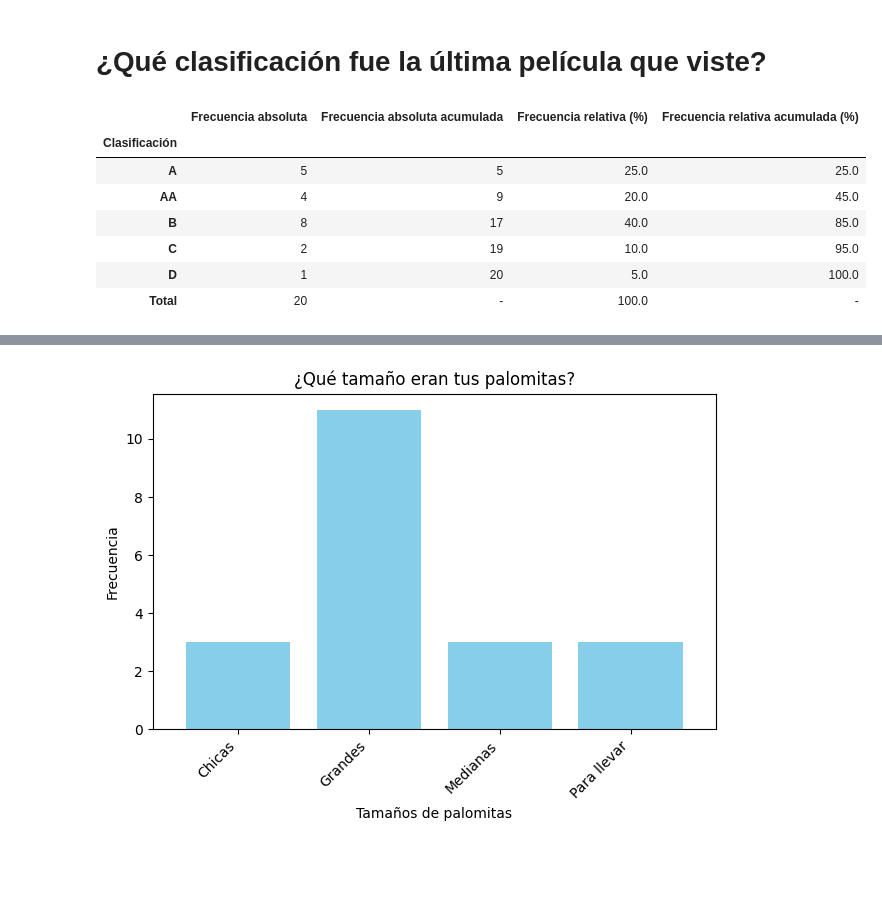
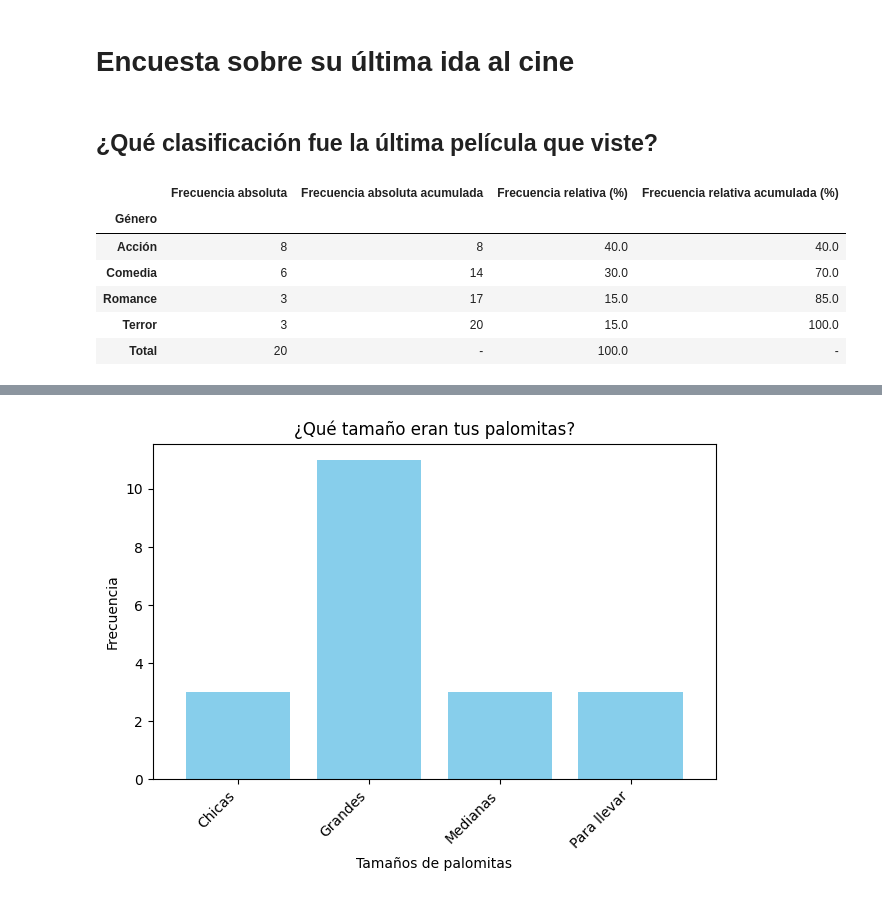
Before and after one commit to rafabelts/estadistica, a Jupyter notebook: presentacion.ipynb, the cells around one changed output, grey strips where cells are left out. Cells and saved outputs as stored; diff of their text form; code cells hidden in the pictures; blank space fills up the shorter version.

```diff
--- a/presentacion.ipynb
+++ b/presentacion.ipynb
@@ -1,7 +1,7 @@
 # %%
 import pandas as p
 import matplotlib.pyplot as plt
-excel = p.read_csv("https://docs.google.com/spreadsheets/d/e/2PACX-1vQqg9EqbAHLj8bEiqbkxRWbg-TT0ixAWAzN4S20pwV0zVfuFW_Sx6H6ng_ac9TBrFVNJxhOTsBIL2rx/pub?gid=1665200568&single=true&output=csv")
+excel = p.read_csv("https://docs.google.com/spreadsheets/d/e/2PACX-1vQqg9EqbAHLj8bEiqbkxRWbg-TT0ixAWAzN4S20pwV0zVfuFW_Sx6H6ng_ac9TBrFVNJxhOTsBIL2rx/pub?output=csv")
 
 def generar_tabla_frecuencias(nombre, nuevo_nombre):
     excel.rename(columns={nombre : nuevo_nombre}, inplace=True)
@@ -49,18 +49,19 @@ def generar_grafico_pastel(tabla_frecuencia, titulo):
     plt.title(titulo)
     plt.axis('equal')
     plt.show()
+# %% [markdown]
+# Encuesta sobre su última ida al cine
 # %% [markdown]
-# ¿Qué clasificación fue la última película que viste?
+## ¿Qué clasificación fue la última película que viste?
 # %%
-tabla = generar_tabla_frecuencias("¿Qué clasificación fue la última película que viste?", "Clasificación")
+tabla = generar_tabla_frecuencias("¿De qué genero fue la última película que viste?", "Género")
 tabla
 # %% [output]
 |  | Frecuencia absoluta | Frecuencia absoluta acumulada | Frecuencia relativa (%) | Frecuencia relativa acumulada (%) |
-| Clasificación |  |  |  |  |
-| A | 5 | 5 | 25.0 | 25.0 |
-| AA | 4 | 9 | 20.0 | 45.0 |
-| B | 8 | 17 | 40.0 | 85.0 |
-| C | 2 | 19 | 10.0 | 95.0 |
-| D | 1 | 20 | 5.0 | 100.0 |
+| Género |  |  |  |  |
+| Acción | 8 | 8 | 40.0 | 40.0 |
+| Comedia | 6 | 14 | 30.0 | 70.0 |
+| Romance | 3 | 17 | 15.0 | 85.0 |
+| Terror | 3 | 20 | 15.0 | 100.0 |
 | Total | 20 | - | 100.0 | - |
 # %%
```
Also changed, not shown: parts of 14 cells of this notebook.
